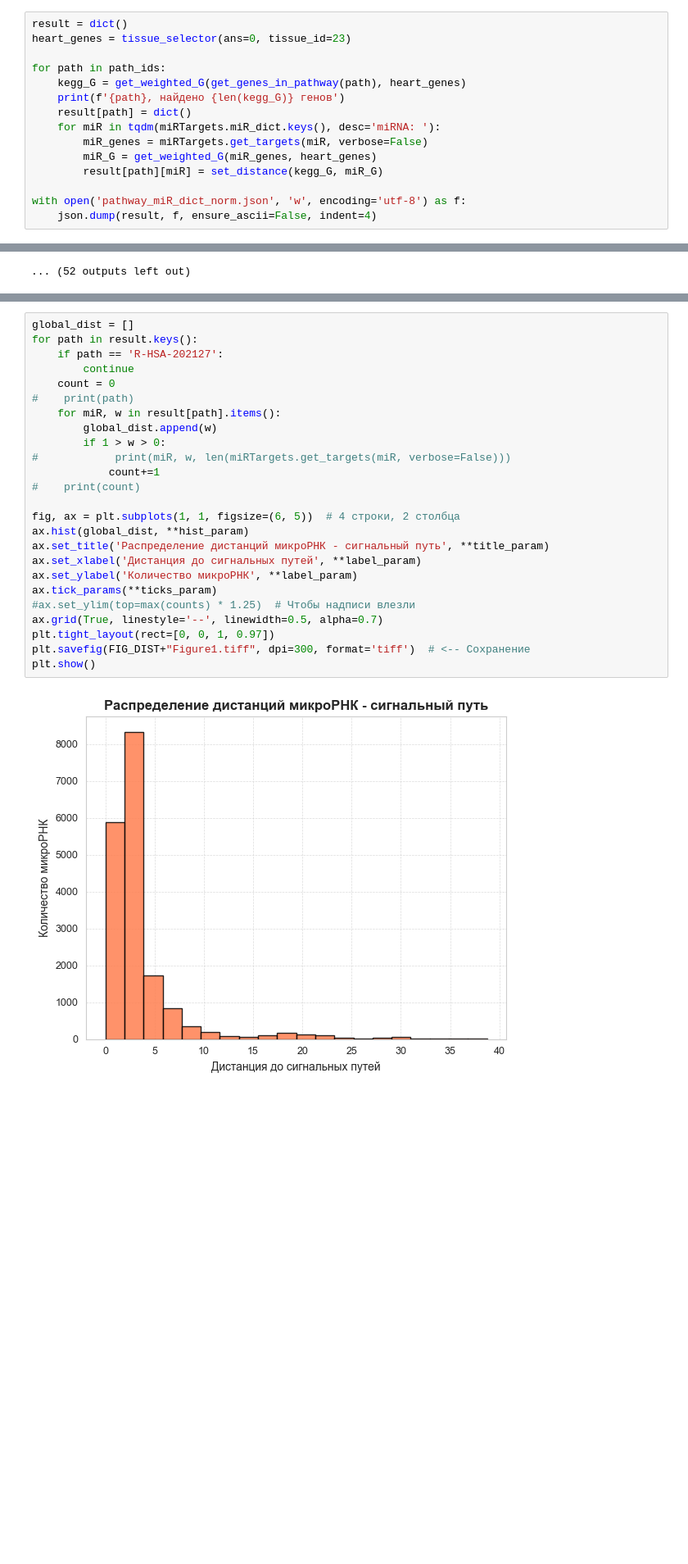
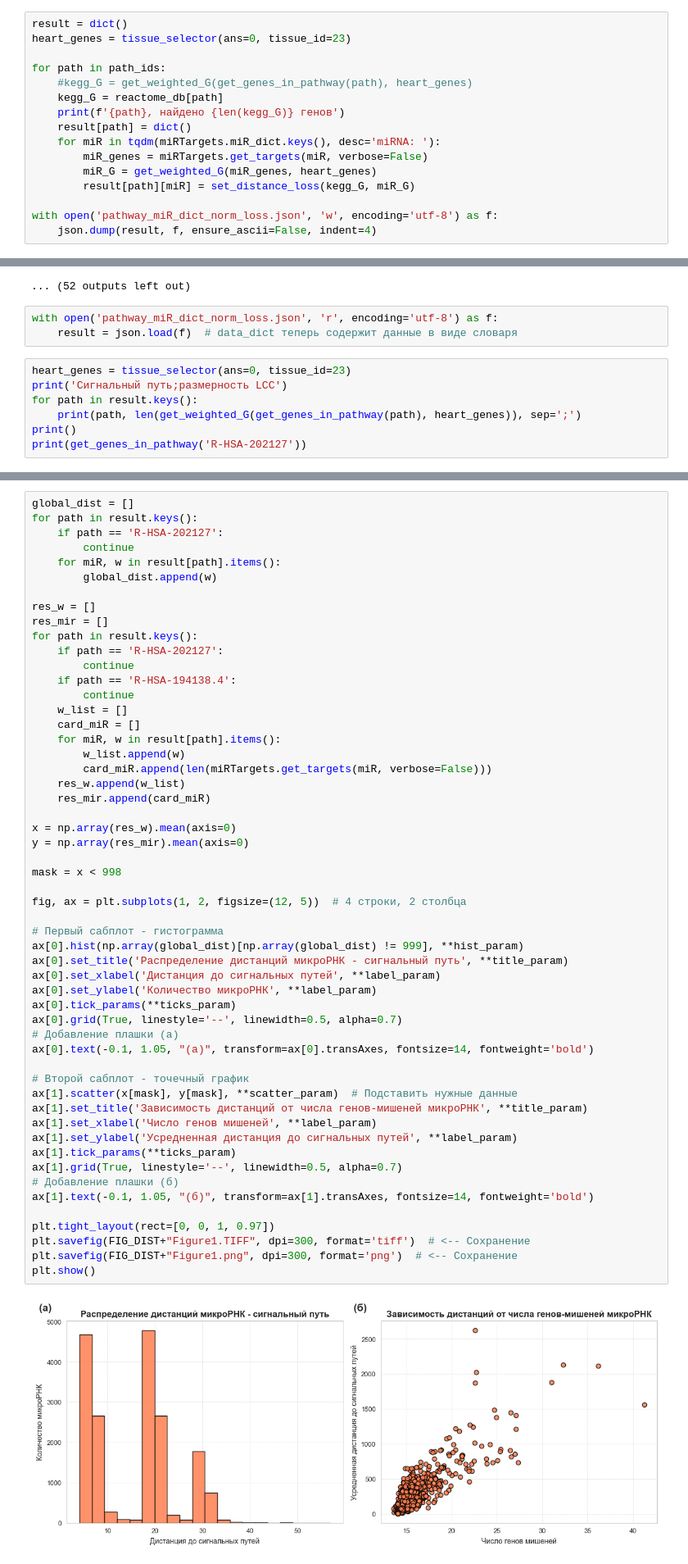
Before and after one commit to GJOsmak/miRNA_Assignment_problem, a Jupyter notebook: main_script.ipynb, the cells around one changed output, grey strips where cells are left out. Shown at 82% size. Drawn from its saved outputs; the diff is of its cells as text; blank space fills up the shorter version.

```diff
--- a/main_script.ipynb
+++ b/main_script.ipynb
@@ -100,15 +144,16 @@ result = dict()
 heart_genes = tissue_selector(ans=0, tissue_id=23)
 
 for path in path_ids:
-    kegg_G = get_weighted_G(get_genes_in_pathway(path), heart_genes)
+    #kegg_G = get_weighted_G(get_genes_in_pathway(path), heart_genes)
+    kegg_G = reactome_db[path]
     print(f'{path}, найдено {len(kegg_G)} генов')
     result[path] = dict()
     for miR in tqdm(miRTargets.miR_dict.keys(), desc='miRNA: '):
         miR_genes = miRTargets.get_targets(miR, verbose=False)
         miR_G = get_weighted_G(miR_genes, heart_genes)
-        result[path][miR] = set_distance(kegg_G, miR_G)
+        result[path][miR] = set_distance_loss(kegg_G, miR_G)
 
-with open('pathway_miR_dict_norm.json', 'w', encoding='utf-8') as f:
+with open('pathway_miR_dict_norm_loss.json', 'w', encoding='utf-8') as f:
     json.dump(result, f, ensure_ascii=False, indent=4)
 # %% [output]
 Gene universe is...
@@ -127,3 +172,13 @@ Warning: Graph is empty or has no connected components!
 Warning: Graph is empty or has no connected components!
 Warning: Graph is empty or has no connected components!
 ... (52 outputs left out)
+# %%
+with open('pathway_miR_dict_norm_loss.json', 'r', encoding='utf-8') as f:
+    result = json.load(f)  # data_dict теперь содержит данные в виде словаря
+# %%
+heart_genes = tissue_selector(ans=0, tissue_id=23)
+print('Сигнальный путь;размерность LCC')
+for path in result.keys():
+    print(path, len(get_weighted_G(get_genes_in_pathway(path), heart_genes)), sep=';')
+print()
+print(get_genes_in_pathway('R-HSA-202127'))
@@ -130,30 +200,59 @@ Warning: Graph is empty or has no connected components!
 # %%
 global_dist = []
 for path in result.keys():
     if path == 'R-HSA-202127':
         continue
-    count = 0
-#    print(path)
     for miR, w in result[path].items():
         global_dist.append(w)
-        if 1 > w > 0:
-#            print(miR, w, len(miRTargets.get_targets(miR, verbose=False)))
-            count+=1
-#    print(count)
 
-fig, ax = plt.subplots(1, 1, figsize=(6, 5))  # 4 строки, 2 столбца
-ax.hist(global_dist, **hist_param)
-ax.set_title('Распределение дистанций микроРНК - сигнальный путь', **title_param)
-ax.set_xlabel('Дистанция до сигнальных путей', **label_param)
-ax.set_ylabel('Количество микроРНК', **label_param)
-ax.tick_params(**ticks_param)
-#ax.set_ylim(top=max(counts) * 1.25)  # Чтобы надписи влезли
-ax.grid(True, linestyle='--', linewidth=0.5, alpha=0.7)
+res_w = []
+res_mir = []
+for path in result.keys():
+    if path == 'R-HSA-202127':
+        continue
+    if path == 'R-HSA-194138.4':
+        continue
+    w_list = []
+    card_miR = []
+    for miR, w in result[path].items():
+        w_list.append(w)
+        card_miR.append(len(miRTargets.get_targets(miR, verbose=False)))
+    res_w.append(w_list)
+    res_mir.append(card_miR)
+
+x = np.array(res_w).mean(axis=0)
+y = np.array(res_mir).mean(axis=0)
+
+mask = x < 998
+
+fig, ax = plt.subplots(1, 2, figsize=(12, 5))  # 4 строки, 2 столбца
+
+# Первый сабплот - гистограмма
+ax[0].hist(np.array(global_dist)[np.array(global_dist) != 999], **hist_param)
+ax[0].set_title('Распределение дистанций микроРНК - сигнальный путь', **title_param)
+ax[0].set_xlabel('Дистанция до сигнальных путей', **label_param)
+ax[0].set_ylabel('Количество микроРНК', **label_param)
+ax[0].tick_params(**ticks_param)
+ax[0].grid(True, linestyle='--', linewidth=0.5, alpha=0.7)
+# Добавление плашки (а)
+ax[0].text(-0.1, 1.05, "(а)", transform=ax[0].transAxes, fontsize=14, fontweight='bold')
+
+# Второй сабплот - точечный график
+ax[1].scatter(x[mask], y[mask], **scatter_param)  # Подставить нужные данные
+ax[1].set_title('Зависимость дистанций от числа генов-мишеней микроРНК', **title_param)
+ax[1].set_xlabel('Число генов мишеней', **label_param)
+ax[1].set_ylabel('Усредненная дистанция до сигнальных путей', **label_param)
+ax[1].tick_params(**ticks_param)
+ax[1].grid(True, linestyle='--', linewidth=0.5, alpha=0.7)
+# Добавление плашки (б)
+ax[1].text(-0.1, 1.05, "(б)", transform=ax[1].transAxes, fontsize=14, fontweight='bold')
+
 plt.tight_layout(rect=[0, 0, 1, 0.97])
-plt.savefig(FIG_DIST+"Figure1.tiff", dpi=300, format='tiff')  # <-- Сохранение
+plt.savefig(FIG_DIST+"Figure1.TIFF", dpi=300, format='tiff')  # <-- Сохранение
+plt.savefig(FIG_DIST+"Figure1.png", dpi=300, format='png')  # <-- Сохранение
 plt.show()
 # %% [output]
-[figure, old version]
+[figure, new version]
 # %%
 # Настройка фигуры
 fig, axes = plt.subplots(4, 2, figsize=(8, 16))  # 4 строки, 2 столбца
```
Also changed, not shown: parts of 11 cells of this notebook, 26 other files.
